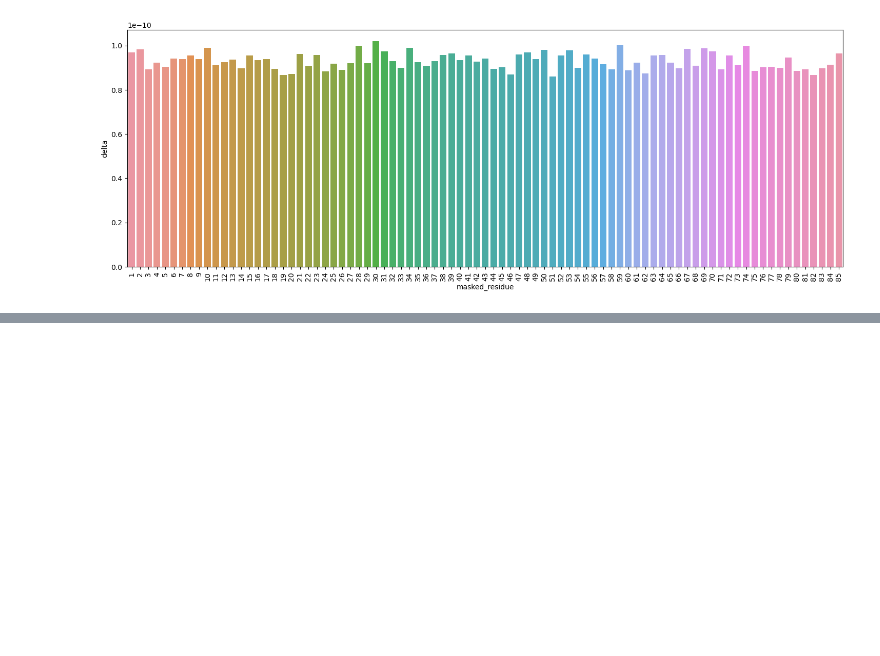
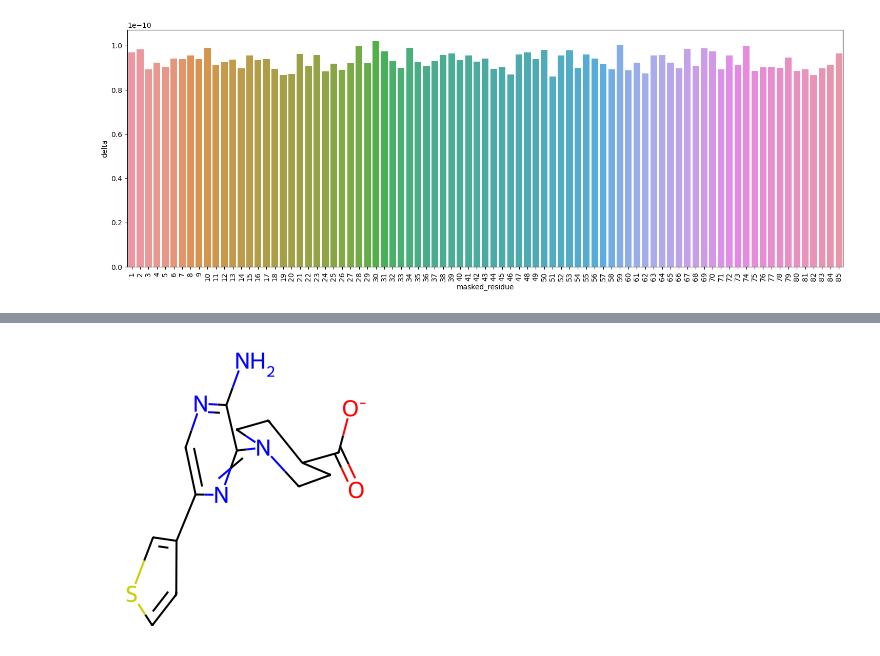
Before and after one commit to volkamerlab/kinodata-3D-affinity-prediction, a Jupyter notebook: scripts/residue_attr.ipynb, the cells around one changed output, grey strips where cells are left out. Drawn from its saved outputs; the diff is of its cells as text; code cells hidden in the pictures; blank space fills up the shorter version.

```diff
--- a/scripts/residue_attr.ipynb
+++ b/scripts/residue_attr.ipynb
@@ -164,0 +330,2 @@ residue_68["masked_res_letter"].value_counts().plot.pie()
+# %%
+mols_by_chembl_id = mol_source_df.set_index("activities.activity_id")
@@ -164,0 +427,16 @@ residue_68["masked_res_letter"].value_counts().plot.pie()
+# %%
+chembl_id = subs["chembl_activity_id"].iloc[0]
+meta1 = meta_data.loc[chembl_id]
+meta2 = mols_by_chembl_id.loc[chembl_id]
+assert meta1.ident == meta2.ident
+assert meta1.ident == ident
+assert (
+    meta1["compound_structures.canonical_smiles"]
+    == meta2["compound_structures.canonical_smiles"]
+)
+# %%
+mol = meta2.molecule
+# %%
+Draw.MolToImage(mol)
+# %% [output]
+[figure, added]
```
Also changed, not shown: parts of 61 cells of this notebook.
